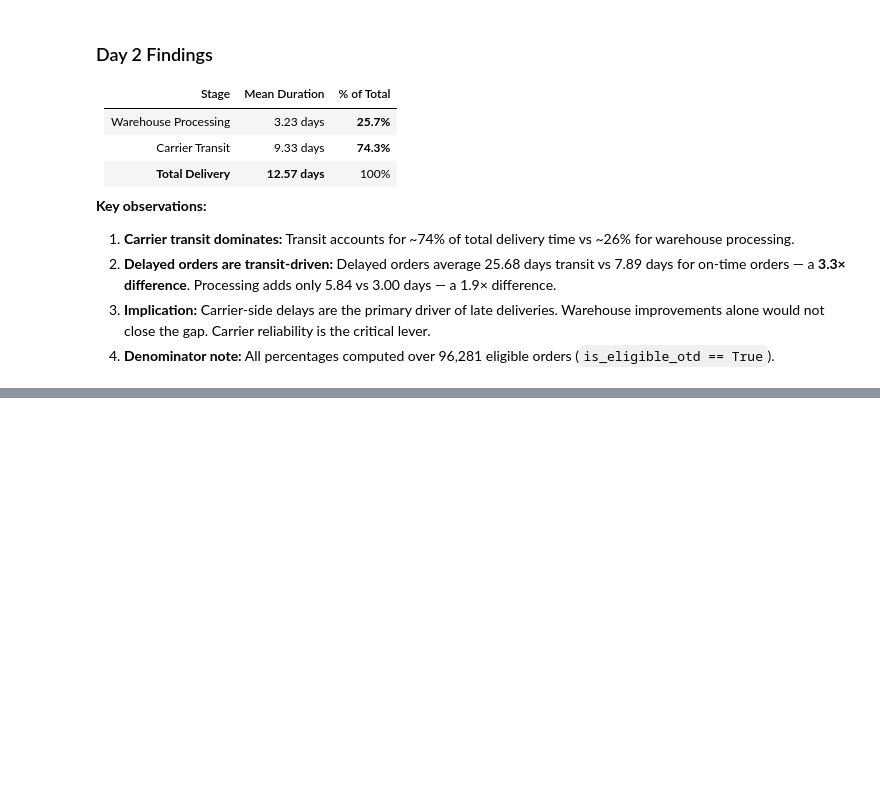
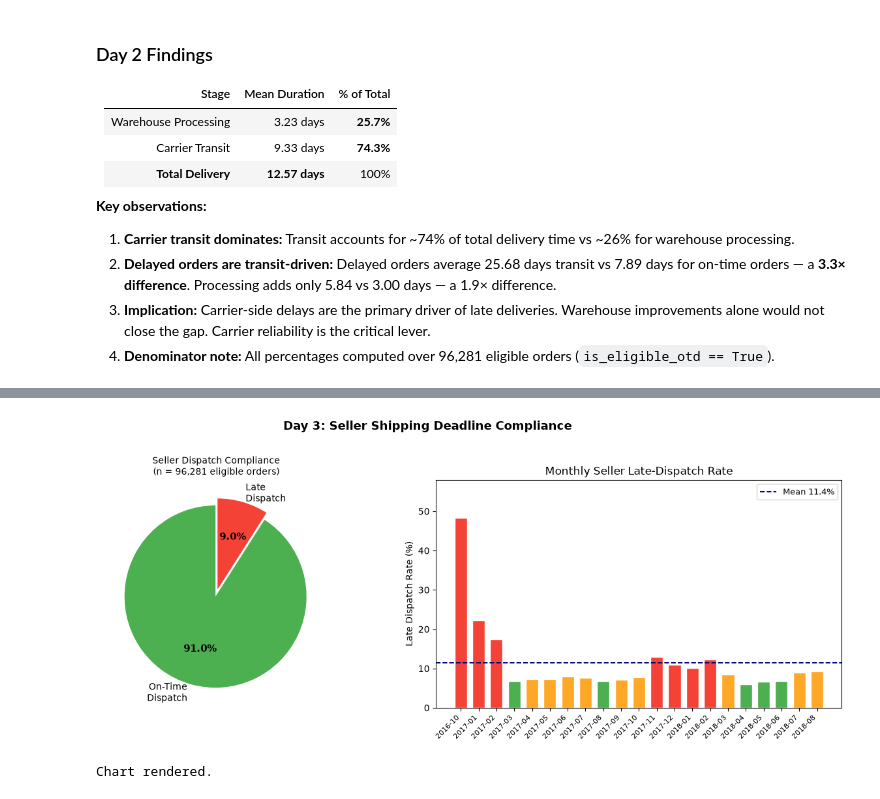
Before and after one commit to dog098263-ui/ecommerce-delivery-logistics-analysis, a Jupyter notebook: notebooks/02_carrier_analysis.ipynb, the cells around one changed output, grey strips where cells are left out. Saved outputs shown, nothing was run; the diff lists cells and outputs as text; code cells hidden in the pictures; blank space fills up the shorter version.

Commit message:
feat: analyze seller shipping deadline compliance

```diff
--- a/notebooks/02_carrier_analysis.ipynb
+++ b/notebooks/02_carrier_analysis.ipynb
@@ -619,0 +773,14 @@ Chart rendered.
+# %%
+# --- Monthly late-dispatch rate pattern ---
+monthly = (
+    dispatch.groupby('purchase_year_month')['dispatched_on_time']
+    .agg(total='count', on_time='sum')
+).copy()
+monthly['late_rate_pct'] = (1 - monthly['on_time'] / monthly['total']) * 100
+
+# Exclude months with < 50 orders (unreliable rate)
+monthly_filtered = monthly[monthly['total'] >= 50].copy()
+
+print('Monthly seller late-dispatch rate (months with >= 50 orders):')
+print(monthly_filtered.round(1).to_string())
+print(f'\nOverall mean late-dispatch rate: {monthly_filtered["late_rate_pct"].mean():.1f}%')
@@ -619,0 +805,48 @@ Chart rendered.
+# %%
+# --- Visualization: Dispatch compliance overview ---
+fig, axes = plt.subplots(1, 2, figsize=(13, 5))
+fig.suptitle('Day 3: Seller Shipping Deadline Compliance', fontsize=13,
+             fontweight='bold', y=1.01)
+
+# ── Plot 1: Dispatch compliance pie ────────────────────────────────────────
+ax1 = axes[0]
+n_tot  = len(dispatch)
+n_ok   = dispatch['dispatched_on_time'].sum()
+n_late = n_tot - n_ok
+wedges, texts, autotexts = ax1.pie(
+    [n_ok, n_late],
+    labels=['On-Time\nDispatch', 'Late\nDispatch'],
+    autopct='%1.1f%%',
+    colors=['#4CAF50', '#F44336'],
+    startangle=90,
+    explode=(0.03, 0.05),
+    textprops={'fontsize': 10}
+)
+for at in autotexts:
+    at.set_fontsize(11)
+    at.set_fontweight('bold')
+ax1.set_title(f'Seller Dispatch Compliance\n(n = {n_tot:,} eligible orders)', fontsize=10)
+
+# ── Plot 2: Monthly late-dispatch rate bar ──────────────────────────────────
+ax2 = axes[1]
+mf = monthly_filtered.reset_index()
+bar_colors = ['#F44336' if r > 10 else '#FFA726' if r > 7 else '#4CAF50'
+              for r in mf['late_rate_pct']]
+ax2.bar(range(len(mf)), mf['late_rate_pct'], color=bar_colors, edgecolor='white', width=0.7)
+ax2.axhline(mf['late_rate_pct'].mean(), color='navy', linewidth=1.4,
+            linestyle='--', label=f'Mean {mf["late_rate_pct"].mean():.1f}%')
+ax2.set_xticks(range(len(mf)))
+ax2.set_xticklabels(mf['purchase_year_month'], rotation=45, ha='right', fontsize=8)
+ax2.set_ylabel('Late Dispatch Rate (%)')
+ax2.set_title('Monthly Seller Late-Dispatch Rate')
+ax2.legend(fontsize=9)
+ax2.set_ylim(0, mf['late_rate_pct'].max() * 1.2)
+
+plt.tight_layout()
+plt.savefig('../reports/figures/carrier_performance_day3_preview.png',
+            dpi=120, bbox_inches='tight')
+plt.show()
+print('Chart rendered.')
+# %% [output]
+[figure, added]
+Chart rendered.
```
Also changed, not shown: parts of 7 cells of this notebook, 4 other files.
